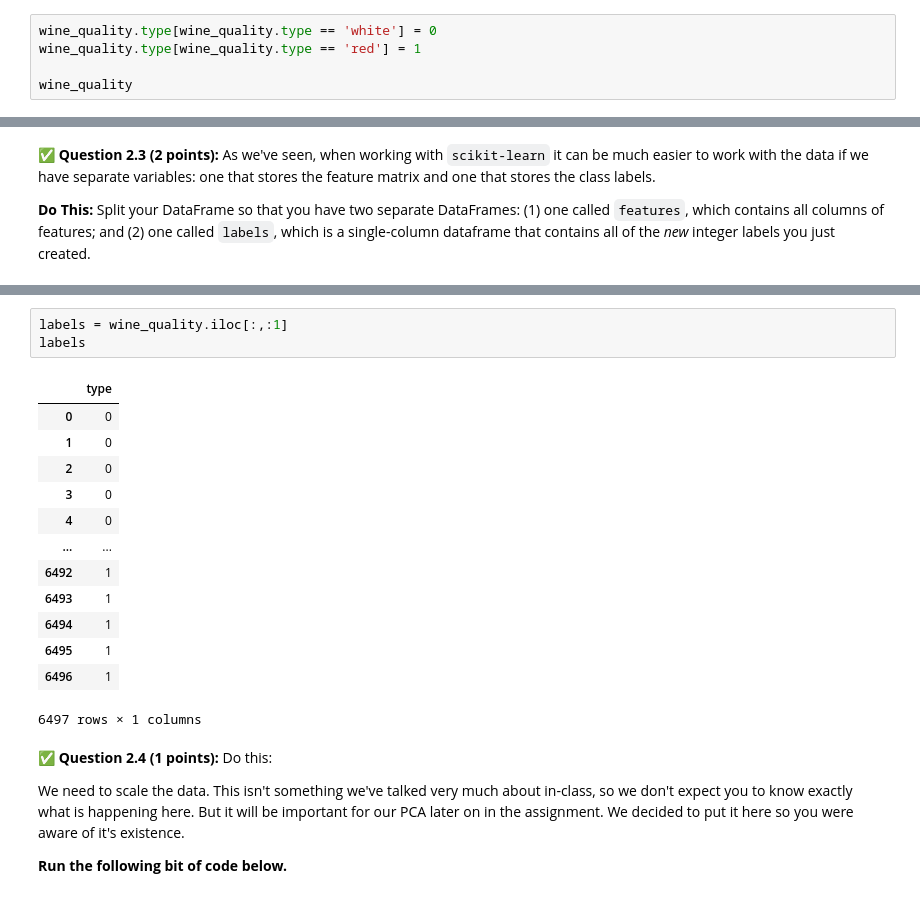
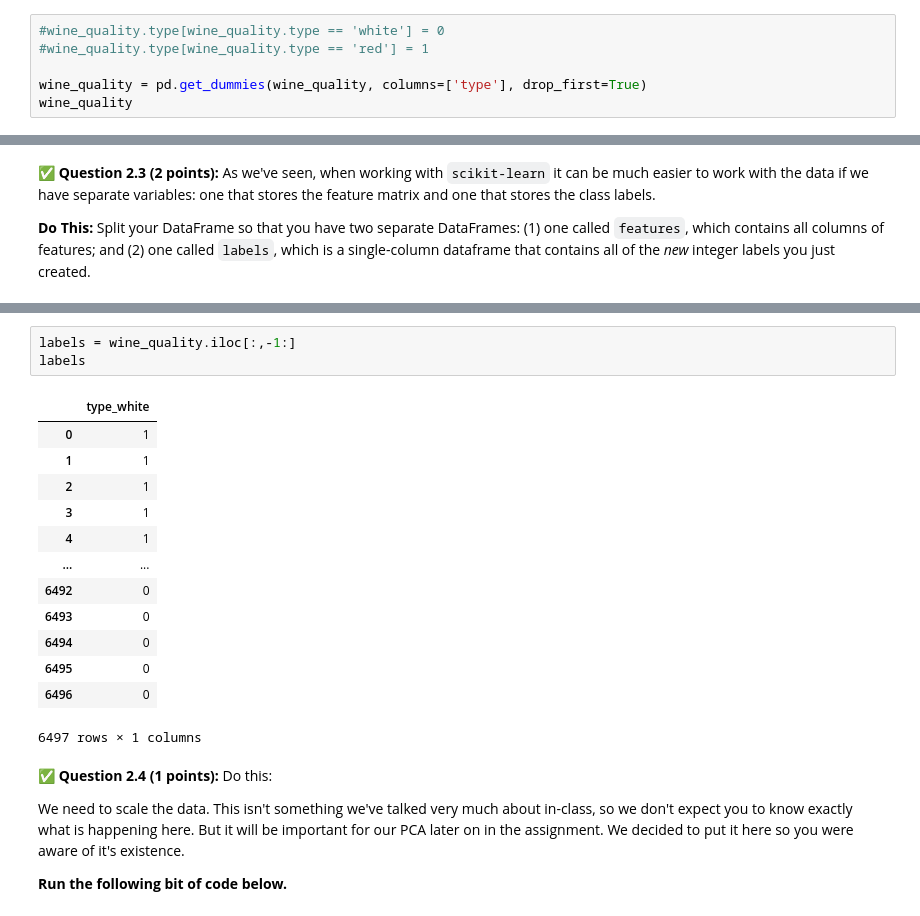
Before and after one commit to fdswry/cmse202-F22-turnin, a Jupyter notebook: finals/CMSE202_Final-Febrianne Daneswary.ipynb, the cells around one changed output, grey strips where cells are left out. Saved outputs shown, nothing was run; the diff lists cells and outputs as text.

```diff
--- a/finals/CMSE202_Final-Febrianne Daneswary.ipynb
+++ b/finals/CMSE202_Final-Febrianne Daneswary.ipynb
@@ -247,8 +247,9 @@ wine_quality.head()
 | 3 | white | 7.2 | 0.23 | 0.32 | 8.5 | 0.058 | 47.0 | ... |
 | 4 | white | 7.2 | 0.23 | 0.32 | 8.5 | 0.058 | 47.0 | ... |
 # %%
-wine_quality.type[wine_quality.type == 'white'] = 0
-wine_quality.type[wine_quality.type == 'red'] = 1
+#wine_quality.type[wine_quality.type == 'white'] = 0
+#wine_quality.type[wine_quality.type == 'red'] = 1
 
+wine_quality = pd.get_dummies(wine_quality, columns=['type'], drop_first=True)
 wine_quality
 # %% [output]
@@ -297,21 +290,21 @@ features
 | 6496 | 6.0 | 0.310 | 0.47 | 3.6 | 0.067 | 18.0 | ... |
 6497 rows × 11 columns
 # %%
-labels = wine_quality.iloc[:,:1]
+labels = wine_quality.iloc[:,-1:]
 labels
 # %% [output]
-|  | type |
-| 0 | 0 |
-| 1 | 0 |
-| 2 | 0 |
-| 3 | 0 |
-| 4 | 0 |
+|  | type_white |
+| 0 | 1 |
+| 1 | 1 |
+| 2 | 1 |
+| 3 | 1 |
+| 4 | 1 |
 | ... | ... |
-| 6492 | 1 |
-| 6493 | 1 |
-| 6494 | 1 |
-| 6495 | 1 |
-| 6496 | 1 |
+| 6492 | 0 |
+| 6493 | 0 |
+| 6494 | 0 |
+| 6495 | 0 |
+| 6496 | 0 |
 6497 rows × 1 columns
 # %% [markdown]
 **&#9989; Question 2.4 (1 points):** Do this:
```
Also changed, not shown: parts of 12 cells of this notebook.
